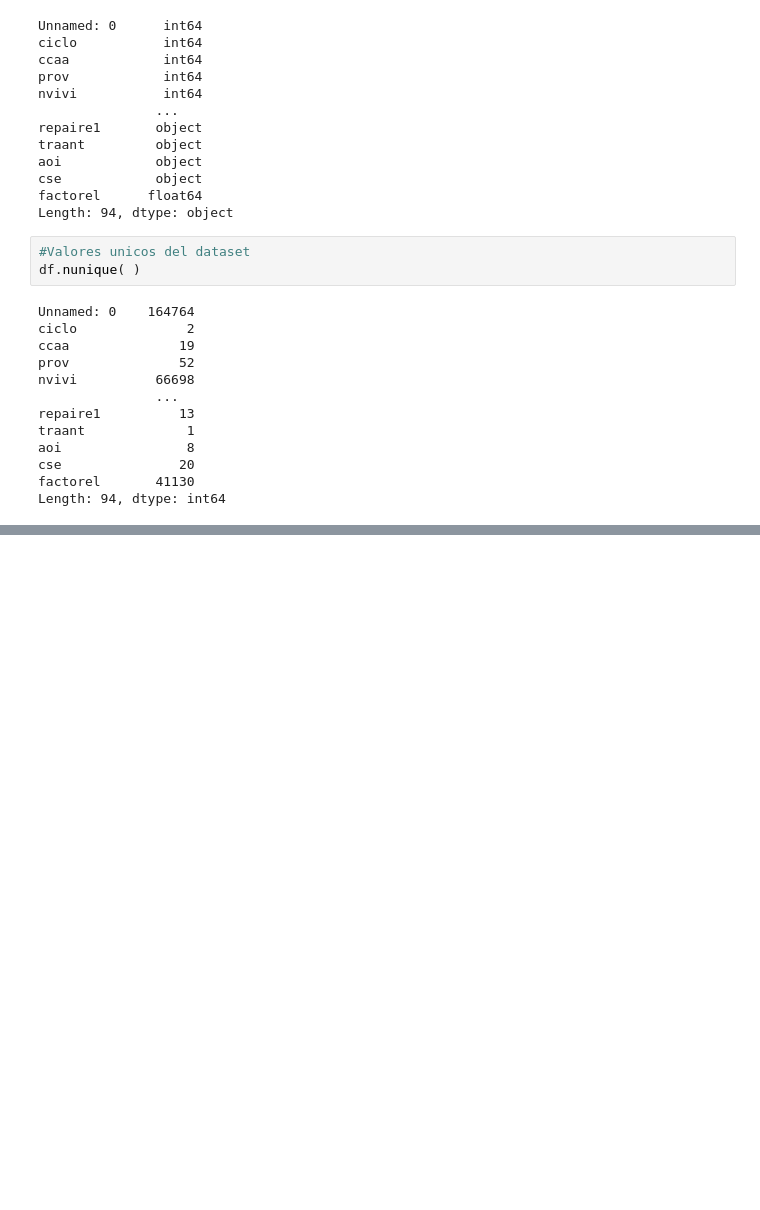
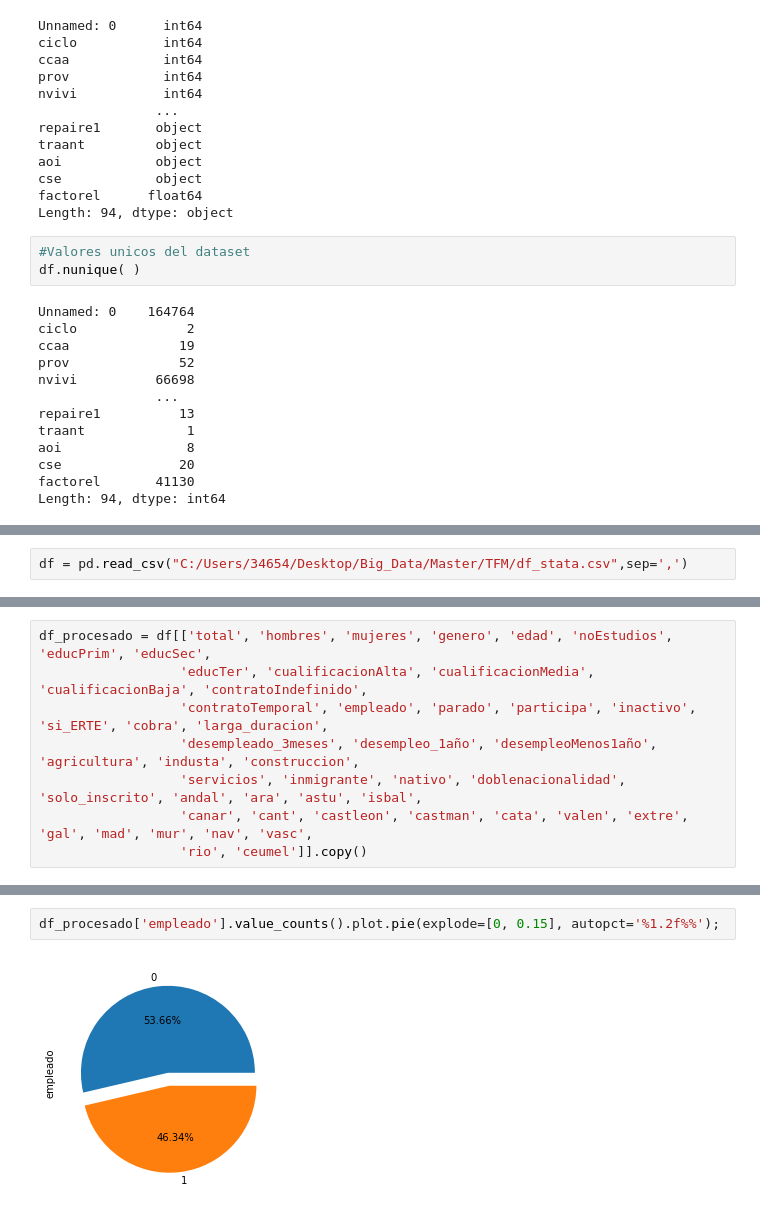
Before and after one commit to davsanrod/C-digos---TFM, a Jupyter notebook: TFM_muestra19T2_20T2 - EDA - VF.ipynb, the cells around one changed output, grey strips where cells are left out. Drawn from its saved outputs; the diff is of its cells as text; blank space fills up the shorter version.

```diff
--- a/TFM_muestra19T2_20T2 - EDA - VF.ipynb
+++ b/TFM_muestra19T2_20T2 - EDA - VF.ipynb
@@ -266,0 +271,2 @@ Length: 94, dtype: int64
+# %%
+df = pd.read_csv("C:/Users/34654/Desktop/Big_Data/Master/TFM/df_stata.csv",sep=',')
@@ -266,0 +277,8 @@ Length: 94, dtype: int64
+# %%
+df_procesado = df[['total', 'hombres', 'mujeres', 'genero', 'edad', 'noEstudios', 'educPrim', 'educSec',
+                  'educTer', 'cualificacionAlta', 'cualificacionMedia', 'cualificacionBaja', 'contratoIndefinido',
+                  'contratoTemporal', 'empleado', 'parado', 'participa', 'inactivo', 'si_ERTE', 'cobra', 'larga_duracion',
+                  'desempleado_3meses', 'desempleo_1año', 'desempleoMenos1año', 'agricultura', 'industa', 'construccion',
+                  'servicios', 'inmigrante', 'nativo', 'doblenacionalidad', 'solo_inscrito', 'andal', 'ara', 'astu', 'isbal',
+                  'canar', 'cant', 'castleon', 'castman', 'cata', 'valen', 'extre', 'gal', 'mad', 'mur', 'nav', 'vasc',
+                  'rio', 'ceumel']].copy()
@@ -266,0 +335,4 @@ Length: 94, dtype: int64
+# %%
+df_procesado['empleado'].value_counts().plot.pie(explode=[0, 0.15], autopct='%1.2f%%');
+# %% [output]
+[figure, added]
```
Also changed, not shown: parts of 15 cells of this notebook.
